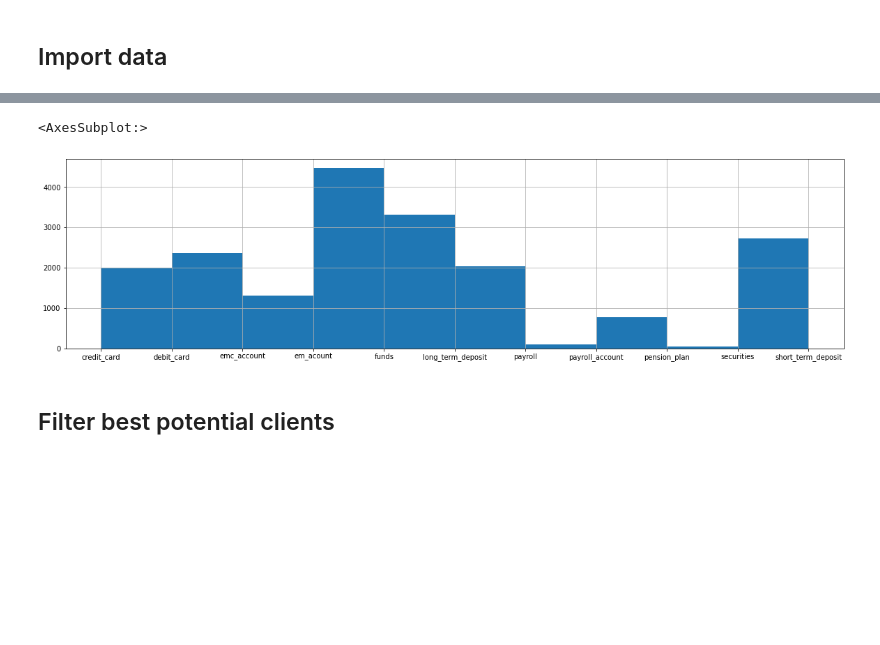
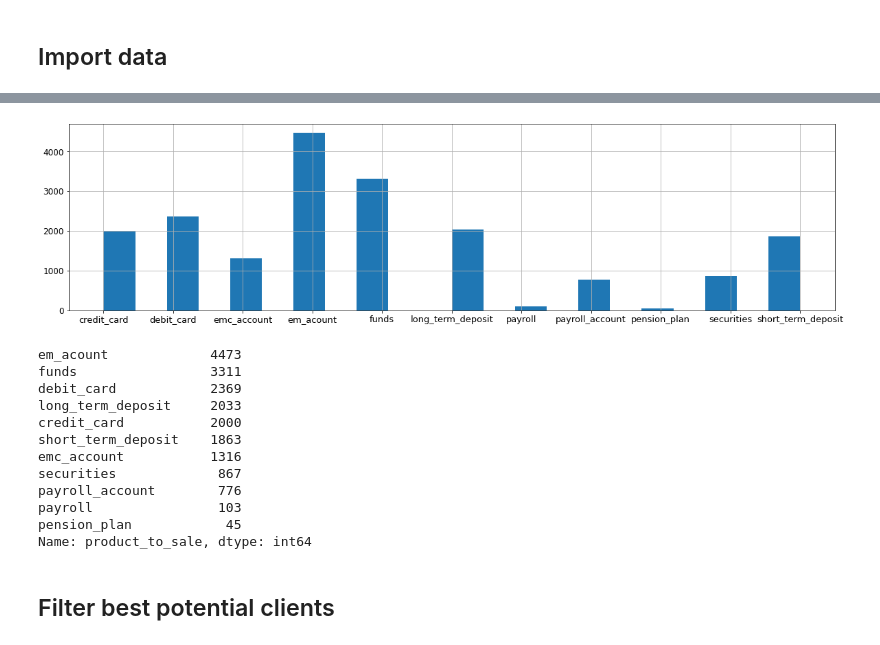
Before and after one commit to Nerea26/easy-money, a Jupyter notebook: notebooks/5-recomendation-personalization.ipynb, the cells around one changed output, grey strips where cells are left out. Cells and saved outputs as stored; diff of their text form; code cells hidden in the pictures; blank space fills up the shorter version.

```diff
--- a/notebooks/7.0-aamv-recomendation-personalization.ipynb
+++ b/notebooks/5-recomendation-personalization.ipynb
@@ -120,10 +120,23 @@ pension_plan            45
 Name: product_to_sale, dtype: int64
 # %%
 plt.figure(figsize=(20, 5))
-df["product_to_sale"].hist()
+df["product_to_sale"].hist(bins=22, xlabelsize=13, ylabelsize=12)
+plt.show()
+df["product_to_sale"].value_counts()
 # %% [output]
+[figure, new version]
-<AxesSubplot:>
+em_acount             4473
+funds                 3311
+debit_card            2369
+long_term_deposit     2033
+credit_card           2000
+short_term_deposit    1863
+emc_account           1316
+securities             867
+payroll_account        776
+payroll                103
+pension_plan            45
+Name: product_to_sale, dtype: int64
-[figure, old version]
 # %% [markdown]
 ## Filter best potential clients
 # %%
```
Also changed, not shown: parts of 3 cells of this notebook, 9 other files.
